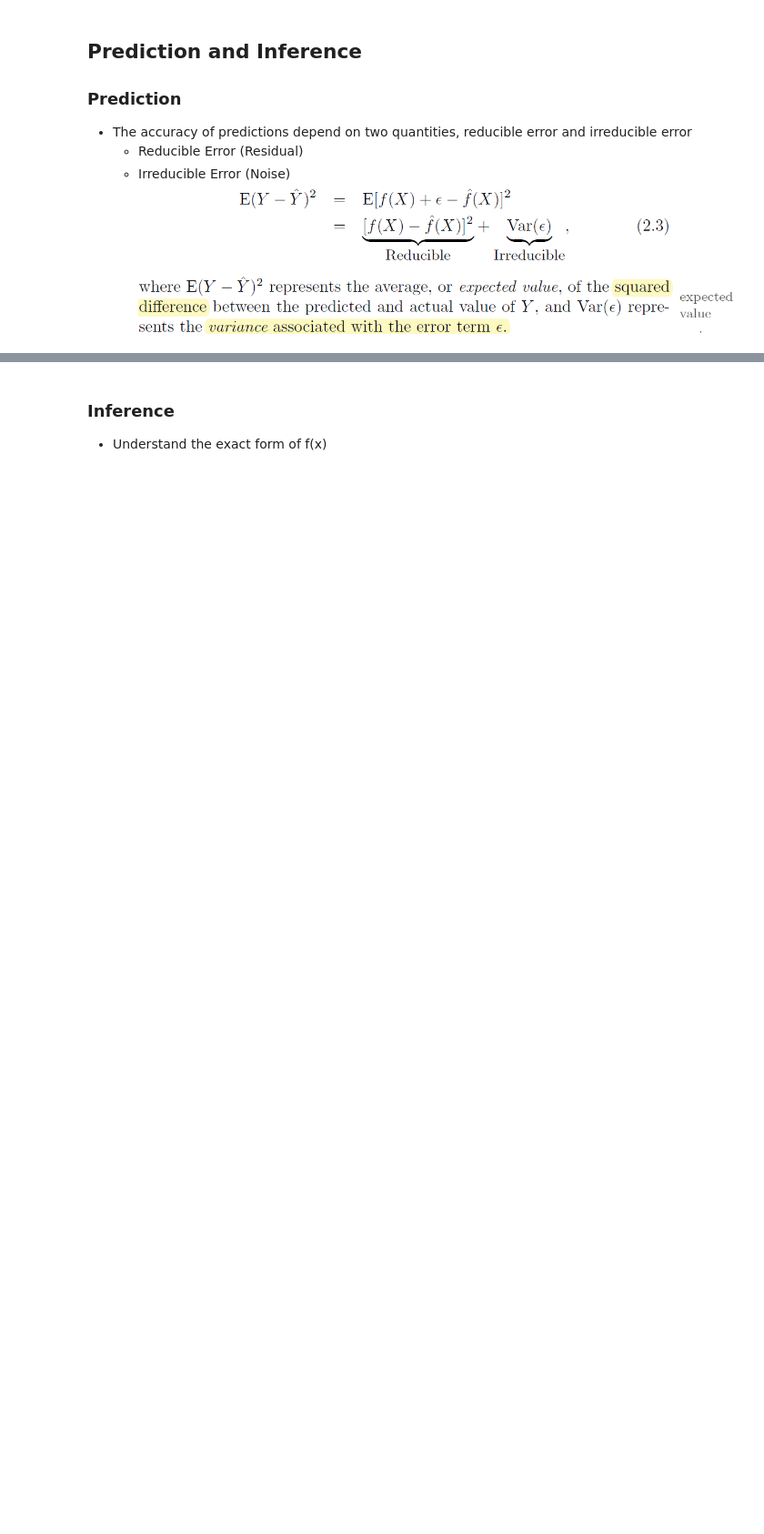
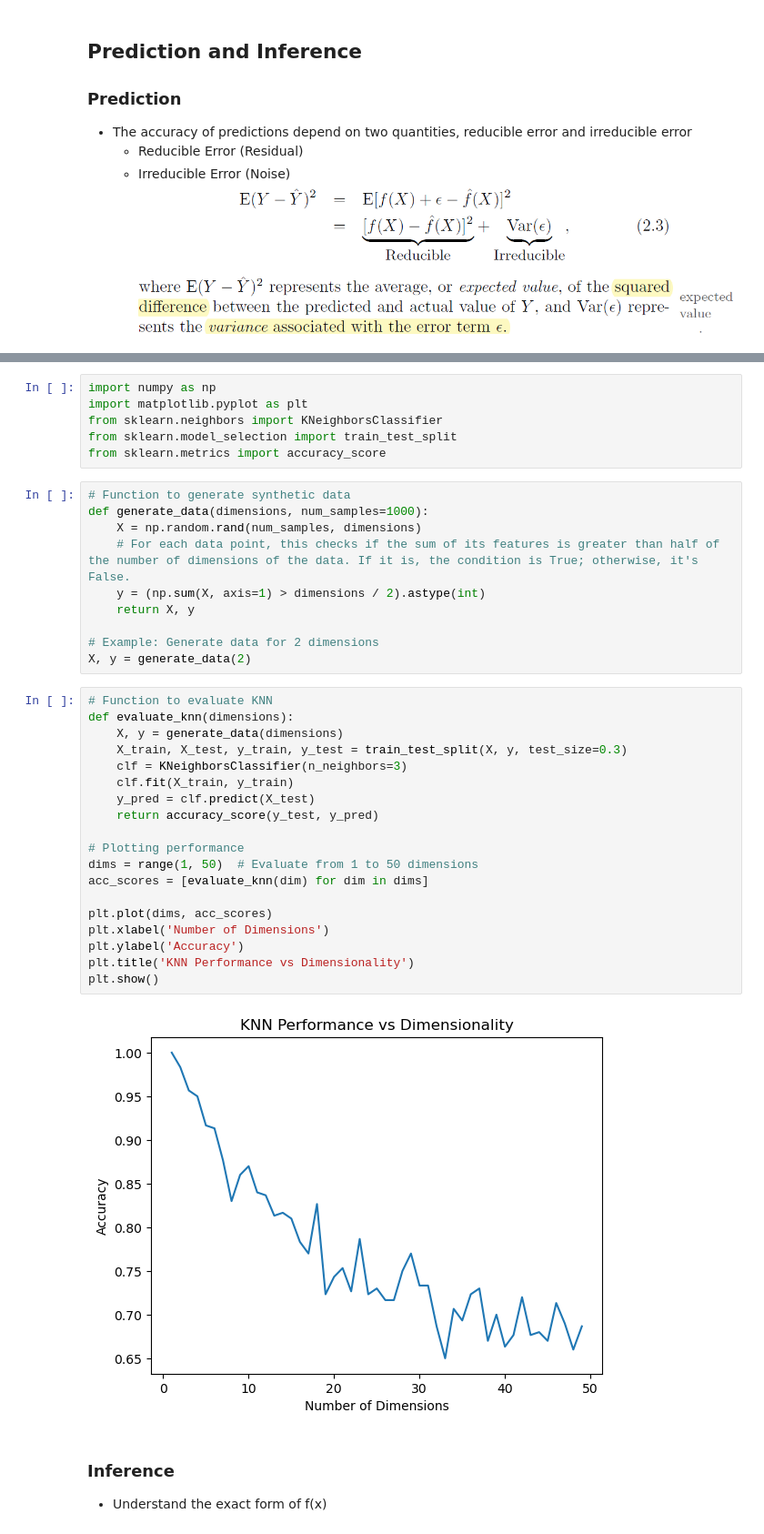
Before and after one commit to gisyaliny/notes, a Jupyter notebook: docs/Statistics/Into-to-Statistic/Chapter2-Statistical-Learning.ipynb, the cells around one changed output, grey strips where cells are left out. Shown: that part at 91% size. Drawn from its saved outputs; the diff is of its cells as text; blank space fills up the shorter version.

Commit message:
add more 07-10 project in data Analyst

```diff
--- a/docs/Statistics/Into-to-Statistic/Chapter2-Statistical-Learning.ipynb
+++ b/docs/Statistics/Into-to-Statistic/Chapter2-Statistical-Learning.ipynb
@@ -8,3 +29,40 @@
+# %%
+import numpy as np
+import matplotlib.pyplot as plt
+from sklearn.neighbors import KNeighborsClassifier
+from sklearn.model_selection import train_test_split
+from sklearn.metrics import accuracy_score
+# %%
+# Function to generate synthetic data
+def generate_data(dimensions, num_samples=1000):
+    X = np.random.rand(num_samples, dimensions)
+    # For each data point, this checks if the sum of its features is greater than half of the number of dimensions of the data. If it is, the condition is True; otherwise, it's False.
+    y = (np.sum(X, axis=1) > dimensions / 2).astype(int)
+    return X, y
+
+# Example: Generate data for 2 dimensions
+X, y = generate_data(2)
+# %%
+# Function to evaluate KNN
+def evaluate_knn(dimensions):
+    X, y = generate_data(dimensions)
+    X_train, X_test, y_train, y_test = train_test_split(X, y, test_size=0.3)
+    clf = KNeighborsClassifier(n_neighbors=3)
+    clf.fit(X_train, y_train)
+    y_pred = clf.predict(X_test)
+    return accuracy_score(y_test, y_pred)
+
+# Plotting performance
+dims = range(1, 50)  # Evaluate from 1 to 50 dimensions
+acc_scores = [evaluate_knn(dim) for dim in dims]
+
+plt.plot(dims, acc_scores)
+plt.xlabel('Number of Dimensions')
+plt.ylabel('Accuracy')
+plt.title('KNN Performance vs Dimensionality')
+plt.show()
+# %% [output]
+[figure, added]
 # %% [markdown]
 ### Inference
 - Understand the exact form of f(x)
```
Also changed, not shown: parts of 7 cells of this notebook, 25 other files.
